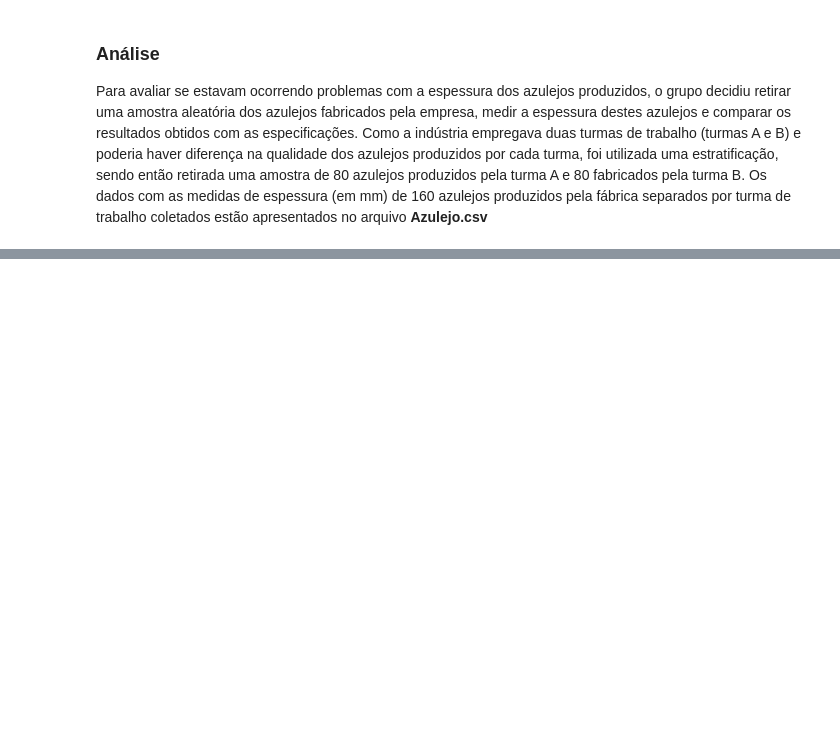
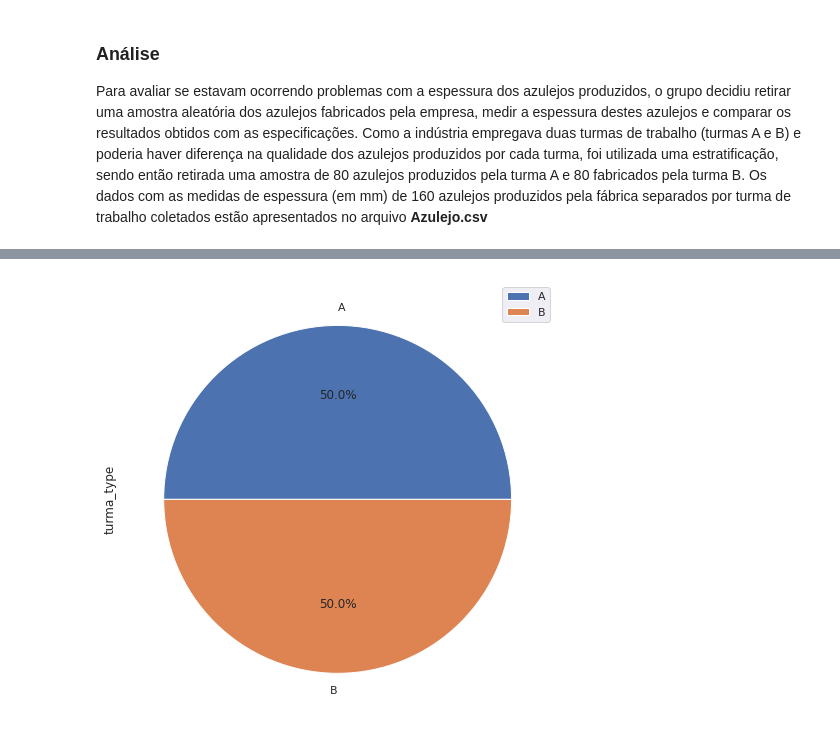
Before and after one commit to titilomt/data_science_puc_projects, a Jupyter notebook: EstatisticaPOS_trab_01.ipynb, the cells around one changed output, grey strips where cells are left out. Drawn from its saved outputs; the diff is of its cells as text; code cells hidden in the pictures; blank space fills up the shorter version.

```diff
--- a/EstatisticaPOS_trab_01.ipynb
+++ b/EstatisticaPOS_trab_01.ipynb
@@ -36,3 +36,18 @@ comparar os resultados obtidos com as especificações. Como a indústria empreg
 uma estratificação, sendo então retirada uma amostra de 80 azulejos produzidos pela turma A e 80
 fabricados pela turma B. Os dados com as medidas de espessura (em mm) de 160 azulejos produzidos pela fábrica
 separados por turma de trabalho coletados estão apresentados no arquivo **Azulejo.csv**
+# %%
+import pandas as pd
+import matplotlib.pyplot as plt
+
+import seaborn as sns
+
+import json
+
+# Inicializando DataFrame
+
+df_azulejo = pd.read_csv('/tmp/Azulejo.csv', sep=';')
+
+# Transformando str para float
+
+df_azulejo['Espessura'] = df_azulejo.Espessura.str.replace(',', '.').astype(float)
@@ -38,0 +91,14 @@ separados por turma de trabalho coletados estão apresentados no arquivo **Azule
+# %%
+#
+# VARIAVEIS QUALITATIVAS NOMINAIS
+# Explorando Dados Categoricos Nominais
+
+type_counts = df_azulejo['Turma'].value_counts() # Conta valores de acordo com Turmas
+
+df_turmas_type = pd.DataFrame({'turma_type': type_counts}, index=['A', 'B'])
+
+df_turmas_type.plot.pie(y='turma_type', figsize=(10,8), autopct='%1.1f%%')
+
+plt.show()
+# %% [output]
+[figure, added]
```
Also changed, not shown: parts of 12 cells of this notebook.
